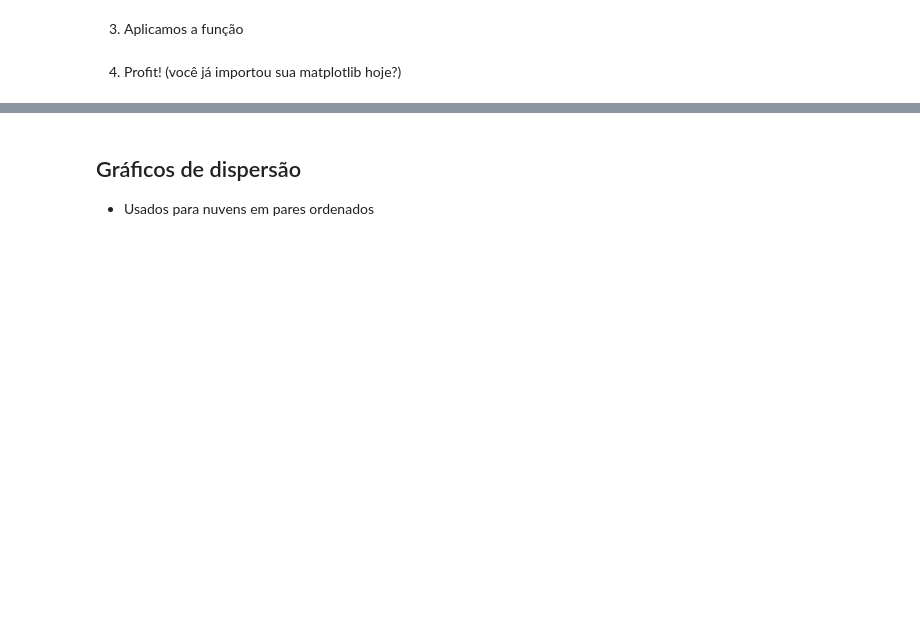
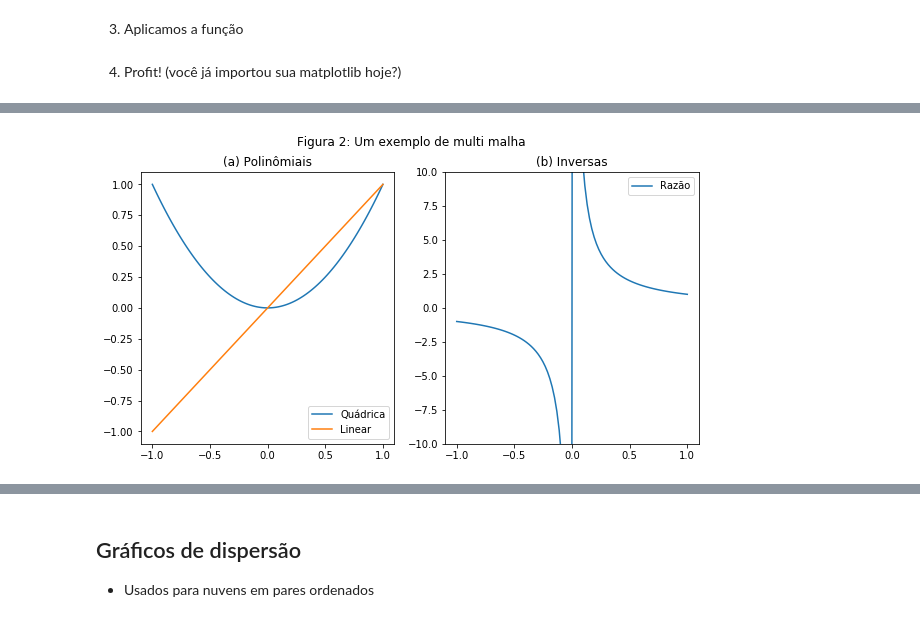
Before and after one commit to igormorgado/introducaopython, a Jupyter notebook: aulas/04-Matrizes_e_alem.ipynb, the cells around one changed output, grey strips where cells are left out. Cells and saved outputs as stored; diff of their text form; code cells hidden in the pictures; blank space fills up the shorter version.

```diff
--- a/aulas/04-Matrizes_e_alem.ipynb
+++ b/aulas/04-Matrizes_e_alem.ipynb
@@ -464,0 +509,23 @@ Estre gráfico representa a face de quem sabe o que faz.
+# %%
+fig = plt.figure(figsize=(10,5))            # Cria figura 10inches por 5
+
+grid = plt.GridSpec(1, 2, fig)              # Cria malha 1x2
+
+# A primeira figura
+ax1 = fig.add_subplot(grid[0,0])
+artista1 = ax1.plot(x, x**2, label="Quádrica")
+artista2 = ax1.plot(x, x, label="Linear")
+ax1.set_title("(a) Polinômiais")
+ax1.legend()
+
+ax2 = fig.add_subplot(grid[0,1])            # Area da direita
+artista3 = ax2.plot(x, 1/x, label="Razão")  # A função
+ax2.set_title("(b) Inversas")               # Título da função
+ax2.legend()                                # Mostra legenda
+ax2.set_ylim(-10,10)
+
+fig.suptitle("Figura 2: Um exemplo de multi malha"); # Titulo
+
+plt.savefig("imagens/fig2.png", dpi=150)    # Salva em disco
+# %% [output]
+[figure, added]
```
Also changed, not shown: parts of 41 cells of this notebook, 8 other files.
